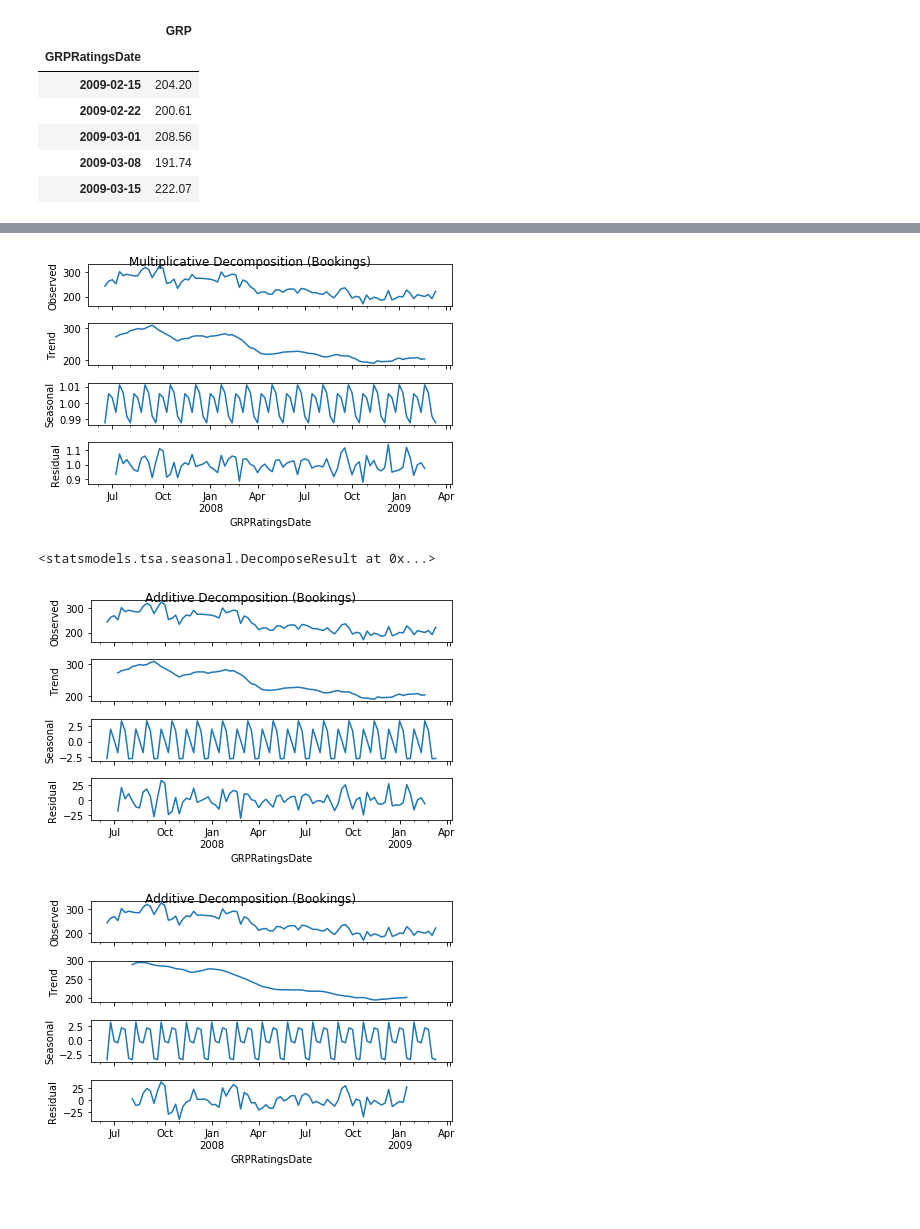
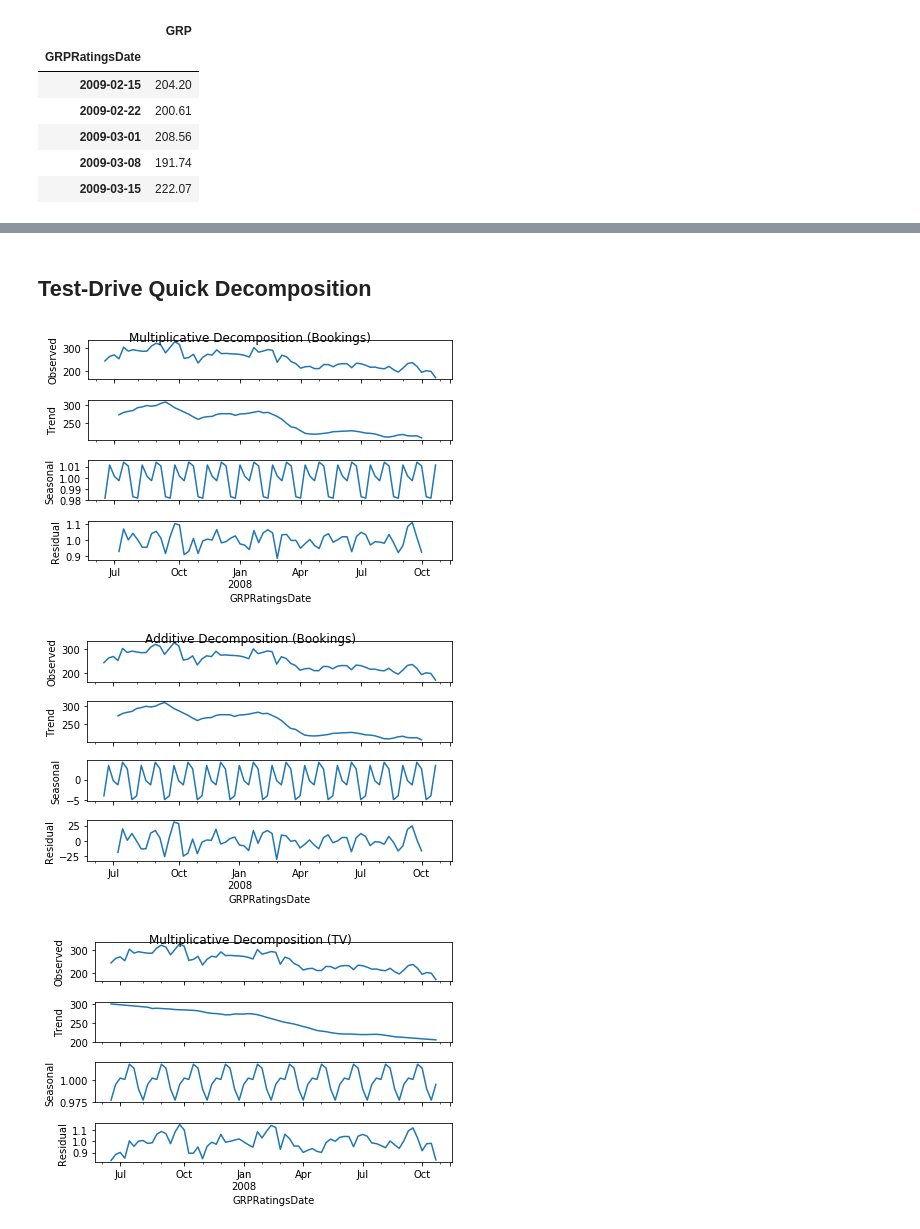
Before and after one commit to lppier/Indian_TV_Time_Series, a Jupyter notebook: Decompositional Methods.ipynb, the cells around one changed output, grey strips where cells are left out. Drawn from its saved outputs; the diff is of its cells as text; code cells hidden in the pictures; blank space fills up the shorter version.

Commit message:
Decompositional method - did multiplicative

```diff
--- a/Decompositional Methods.ipynb
+++ b/Decompositional Methods.ipynb
@@ -38,0 +41,9 @@ df.tail()
+# %%
+# Get train test
+df_train = df[:'2008-10-26']
+print(df_train.tail())
+print(df_train.shape)
+
+df_test = df['2008-11-1':]
+print(df_test.head())
+print(df_test.shape)
@@ -39,27 +67,28 @@ df.tail()
+# %% [markdown]
+## Test-Drive Quick Decomposition
 # %%
-decomp = seasonal_decompose(df['GRP'], freq=7, model='multiplicative')
+decomp = seasonal_decompose(df_train['GRP'], freq=7, model='multiplicative')
 decomp.plot()
 plt.suptitle('Multiplicative Decomposition (Bookings)')
 plt.show()
 # %% [output]
-[figure, old version]
+[figure, new version]
-<statsmodels.tsa.seasonal.DecomposeResult at 0x...>
 # %%
-decomp = seasonal_decompose(df['GRP'], freq=7, model='additive')
+decomp = seasonal_decompose(df_train['GRP'], freq=7, model='additive')
 decomp.plot()
 plt.suptitle('Additive Decomposition (Bookings)')
 plt.show()
 # %% [output]
-[figure, old version]
+[figure, new version]
 # %%
 # Try increasing the filter order
 
-freq = 15
+freq = 18
 filt_fn = np.array([.5] + [1] * (freq - 1) + [.5]) / freq
 filt_fn
-decomp = seasonal_decompose(df['GRP'], freq=7, model='additive', filt=filt_fn)
+decomp = seasonal_decompose(df_train['GRP'], freq=7, model='multiplicative', filt=filt_fn, extrapolate_trend=freq)
 decomp.plot()
-plt.suptitle('Additive Decomposition (Bookings)')
+plt.suptitle('Multiplicative Decomposition (TV)')
 plt.show()
 # %% [output]
-[figure, old version]
+[figure, new version]
```
Also changed, not shown: parts of 17 cells of this notebook.
